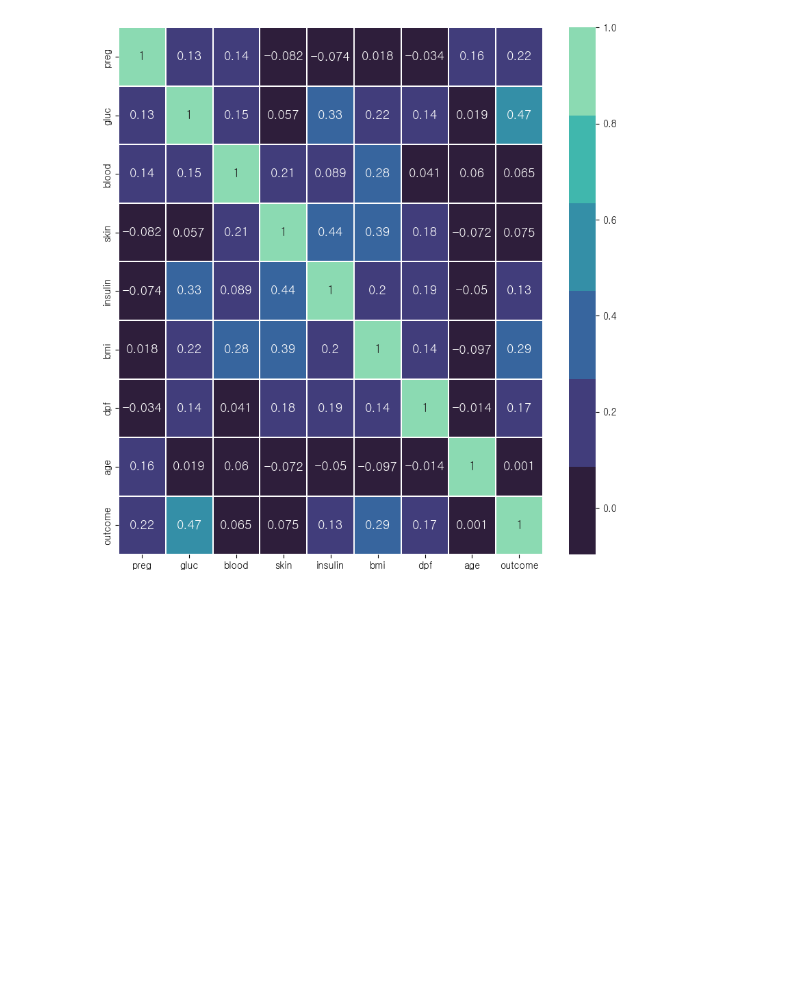
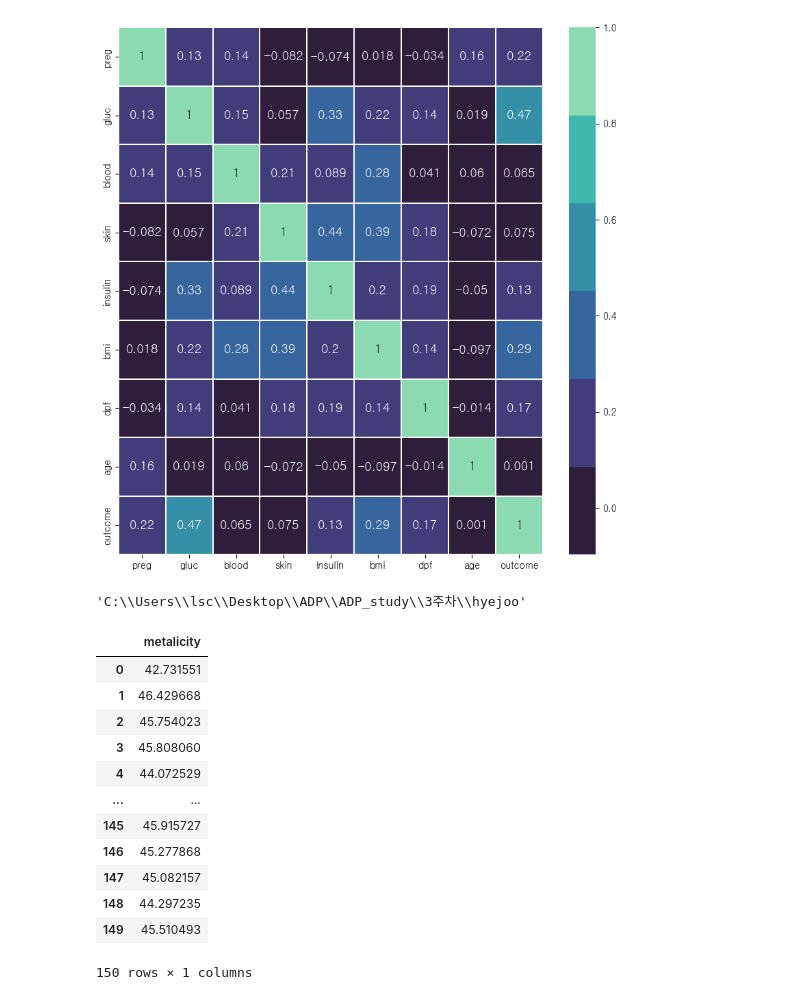
Before and after one commit to Ssunbell/ADP_study, a Jupyter notebook: 3주차/hyejoo/ADP 실기 스터디 20230521.ipynb, the cells around one changed output. Drawn from its saved outputs; the diff is of its cells as text; code cells hidden in the pictures; blank space fills up the shorter version.

Commit message:
'hyejoo'

```diff
--- a/3주차/hyejoo/ADP 실기 스터디 20230521.ipynb
+++ b/3주차/hyejoo/ADP 실기 스터디 20230521.ipynb
@@ -170,3 +170,29 @@ sns.heatmap(dia.corr(), vmax = 1
 # 그룹별로 다시 상관관계 분석을 실행해보자.
 # %%
 # 그룹별 군집화 실시
+# %%
+import os
+
+os.getcwd()
+# %% [output]
+'C:\\Users\\lsc\\Desktop\\ADP\\ADP_study\\3주차\\hyejoo'
+# %%
+import pandas as pd
+
+metal = pd.read_csv('C:/Users/lsc/Desktop/ADP/ADP_20230521/metalicity')
+# %%
+metal
+# %% [output]
+|  | metalicity |
+| 0 | 42.731551 |
+| 1 | 46.429668 |
+| 2 | 45.754023 |
+| 3 | 45.808060 |
+| 4 | 44.072529 |
+| ... | ... |
+| 145 | 45.915727 |
+| 146 | 45.277868 |
+| 147 | 45.082157 |
+| 148 | 44.297235 |
+| 149 | 45.510493 |
+150 rows × 1 columns
```
Also changed, not shown: 4 other files.
